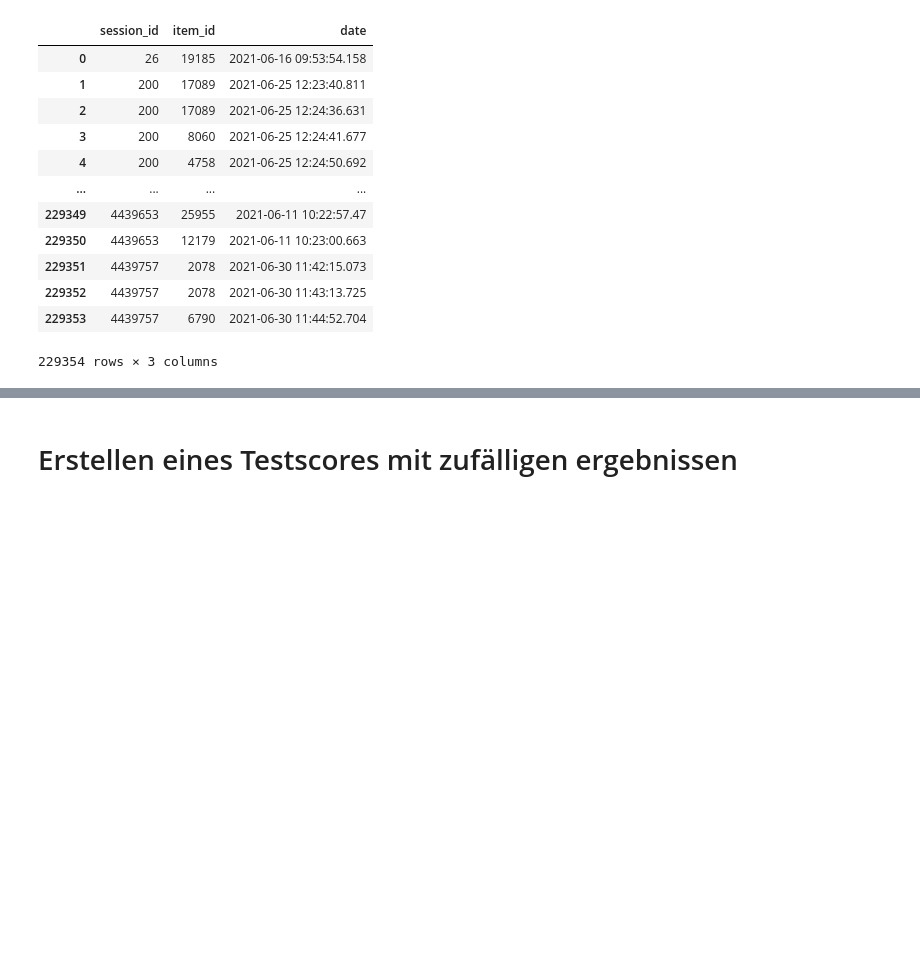
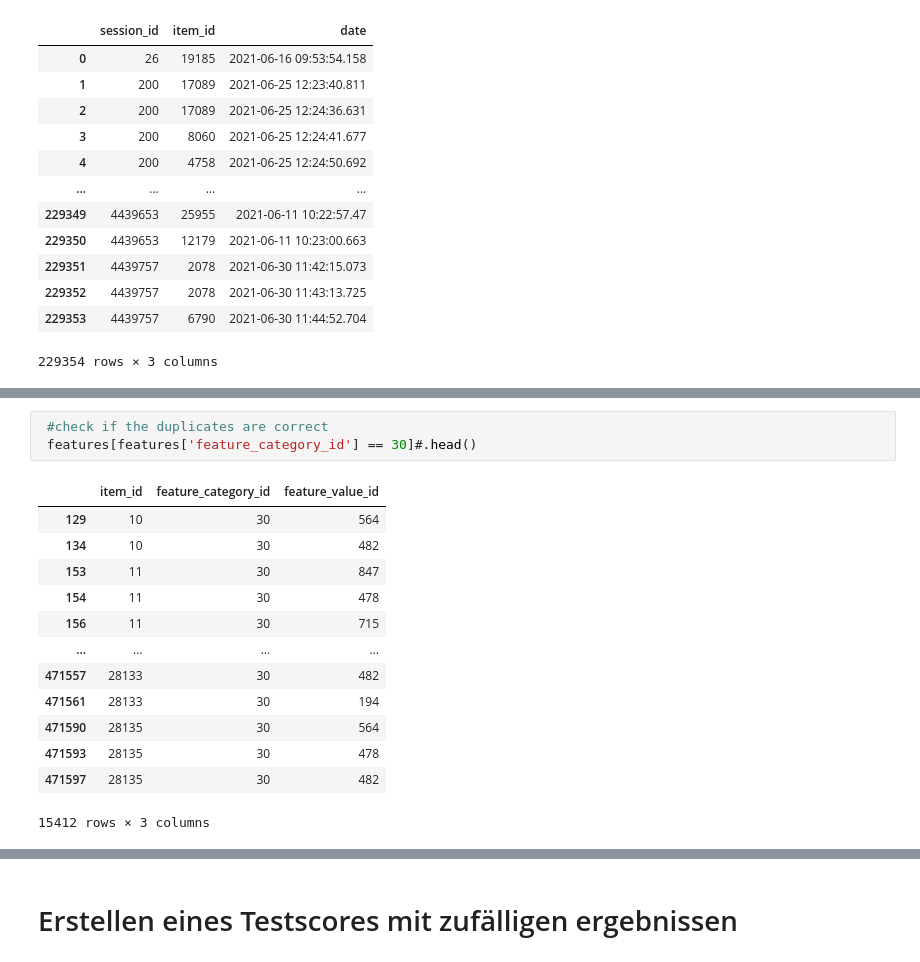
Before and after one commit to Ananassio/Data-Science_lab, a Jupyter notebook: Project/Data.ipynb, the cells around one changed output, grey strips where cells are left out. Cells and saved outputs as stored; diff of their text form; blank space fills up the shorter version.

```diff
--- a/Project/Data.ipynb
+++ b/Project/Data.ipynb
@@ -474,0 +194,17 @@ test_sessions
+# %%
+ #check if the duplicates are correct
+ features[features['feature_category_id'] == 30]#.head()
+# %% [output]
+|  | item_id | feature_category_id | feature_value_id |
+| 129 | 10 | 30 | 564 |
+| 134 | 10 | 30 | 482 |
+| 153 | 11 | 30 | 847 |
+| 154 | 11 | 30 | 478 |
+| 156 | 11 | 30 | 715 |
+| ... | ... | ... | ... |
+| 471557 | 28133 | 30 | 482 |
+| 471561 | 28133 | 30 | 194 |
+| 471590 | 28135 | 30 | 564 |
+| 471593 | 28135 | 30 | 478 |
+| 471597 | 28135 | 30 | 482 |
+15412 rows × 3 columns
```
Also changed, not shown: parts of 59 cells of this notebook.
